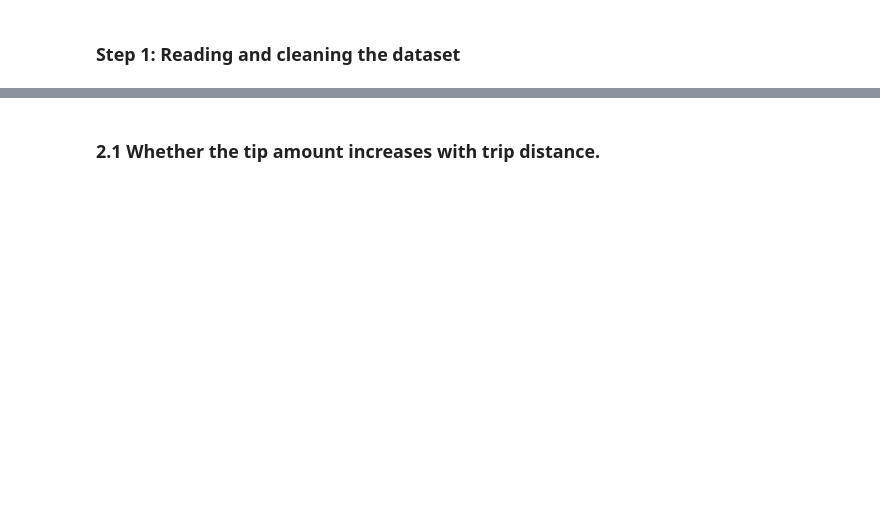
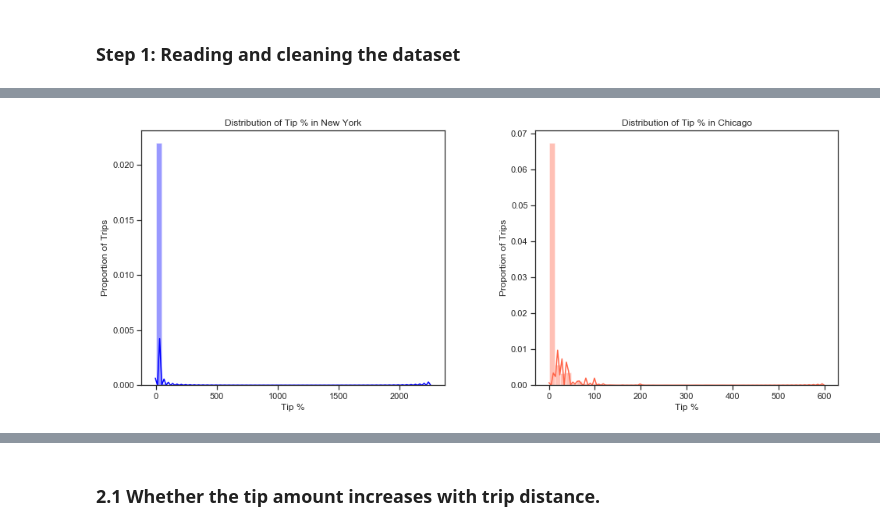
Before and after one commit to swathidbhat/Hackwagon-DS102, a Jupyter notebook: project/DS102_Project_Group_15.ipynb, the cells around one changed output, grey strips where cells are left out. Cells and saved outputs as stored; diff of their text form; code cells hidden in the pictures; blank space fills up the shorter version.

```diff
--- a/project/DS102_Project_Group_15.ipynb
+++ b/project/DS102_Project_Group_15.ipynb
@@ -109,4 +93,0 @@ nyc_df.head()
-# %%
-counts = nyc_df.isnull().sum()
-missing_counts = pd.Series(counts)
-missing_counts
@@ -457,0 +552,32 @@ plt.savefig('proportion_trips_tips.png')
+# %%
+pd.set_option('precision', 3)
+colour = ['blue', 'tomato']
+city_names = ['New York', 'Chicago']
+# sns.set(style = "ticks")
+
+fig, axes = plt.subplots(nrows = 1,
+                       ncols = 2,
+                       figsize = (16, 6))
+
+fig.subplots_adjust(hspace = 0.5,
+                    wspace = 0.3)
+
+for n in range(0,2):
+    axx = axes[n]
+    sns.distplot(cities_df[n]['tip_perc'],
+                  ax = axx,
+                  color = colour[n])
+    axx.set(title = 'Distribution of Tip % in '+ city_names[n],
+              xlabel = 'Tip %',
+              ylabel = 'Proportion of Trips')
+# for n in range(0,2):
+#     axx = axes[1][n]
+#     sns.countplot(cities_df[n]['tip_perc'],
+#                   ax = axx,
+#                   color = colour[n])
+#     axx.set(title = 'Tip % in '+ city_names[n],
+#               xlabel = 'Tip %',
+#               ylabel = 'Number of Trips')
+plt.show()
+# %% [output]
+[figure, added]
```
Also changed, not shown: parts of 123 cells of this notebook.
